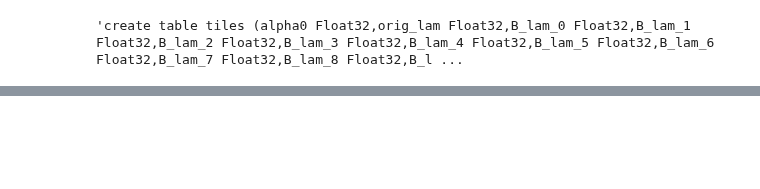
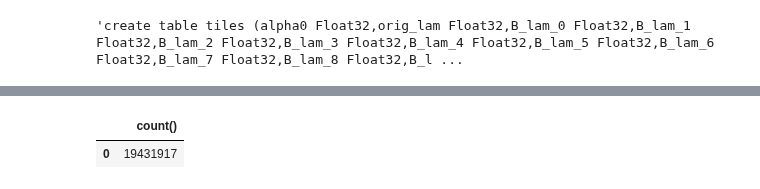
Before and after one commit to Confirm-Solutions/confirmasaurus, a Jupyter notebook: research/cloud_explore/clickhouse/test.ipynb, the cells around one changed output, grey strips where cells are left out. Drawn from its saved outputs; the diff is of its cells as text; code cells hidden in the pictures; blank space fills up the shorter version.

Commit message:
Modal, Clickhouse, Aurora, Snowflake, Upstash Redis, exploration

```diff
--- a/research/cloud_explore/clickhouse/test.ipynb
+++ b/research/cloud_explore/clickhouse/test.ipynb
@@ -1,11 +1,15 @@
 # %%
 import clickhouse_connect
+import os
+import keyring
 
+host = keyring.get_password("clickhouse-confirm-host", os.environ["USER"])
+password = keyring.get_password("clickhouse-confirm-password", os.environ["USER"])
 client = clickhouse_connect.get_client(
-    host="jx5gomuqu1.us-east-1.aws.clickhouse.cloud",
+    host=host,
     port=8443,
     username="default",
-    password="LujWuvKhdIKn",
+    password=password,
 )
 # client = clickhouse_connect.get_client(host='127.0.0.1', port=8123)
 # %%
@@ -98,0 +88,4 @@ Wall time: 405 ms
+# %%
+%%time
+client.query_df("select count(*) from tiles")
+# %% [output]
@@ -98,0 +94,2 @@ Wall time: 405 ms
+|  | count() |
+| 0 | 19431917 |
```
Also changed, not shown: parts of 40 cells of this notebook, 21 other files.
